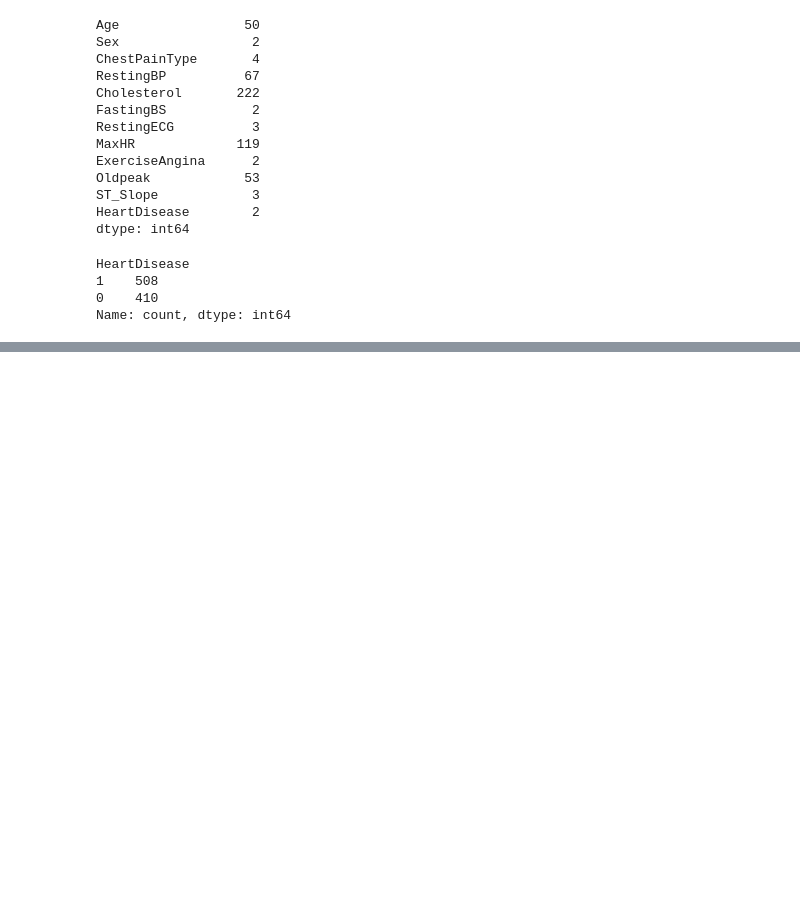
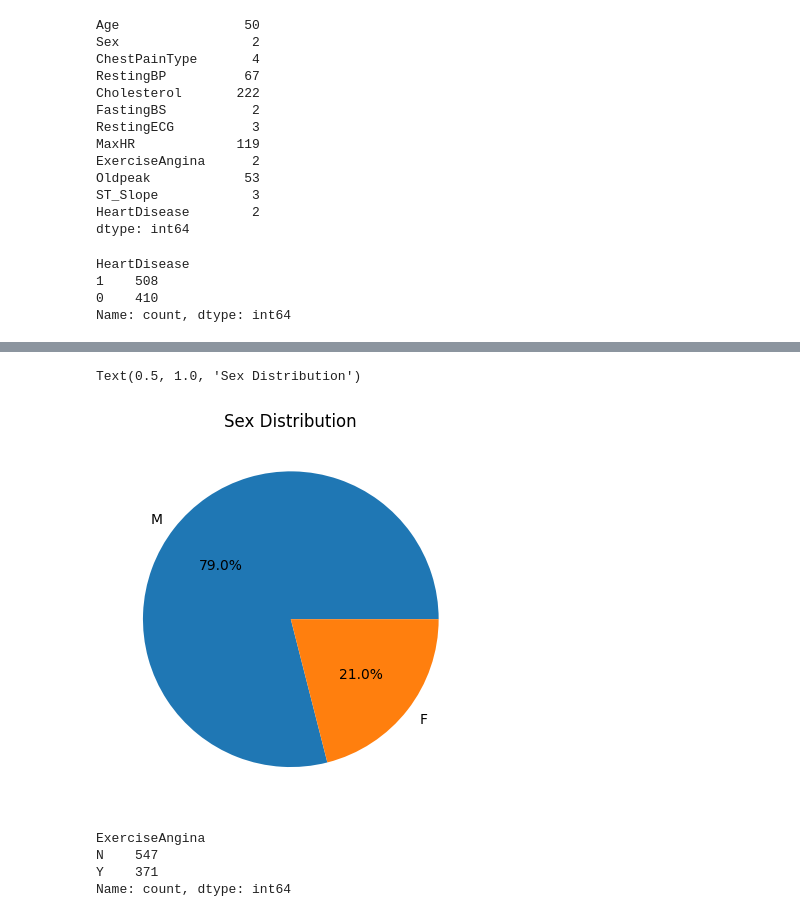
Before and after one commit to ImaneMdn/Heart-disease-prediction, a Jupyter notebook: heartdisease.ipynb, the cells around one changed output, grey strips where cells are left out. Drawn from its saved outputs; the diff is of its cells as text; code cells hidden in the pictures; blank space fills up the shorter version.

```diff
--- a/heartdisease.ipynb
+++ b/heartdisease.ipynb
@@ -169,0 +250,14 @@ Name: count, dtype: int64
+# %%
+plt.pie(count_sex.values,labels=count_sex.index, autopct='%1.1f%%')
+plt.title('Sex Distribution')
+# %% [output]
+Text(0.5, 1.0, 'Sex Distribution')
+[figure, added]
+# %%
+count_exang = df['ExerciseAngina'].value_counts()
+count_exang
+# %% [output]
+ExerciseAngina
+N    547
+Y    371
+Name: count, dtype: int64
```
Also changed, not shown: parts of 66 cells of this notebook.
